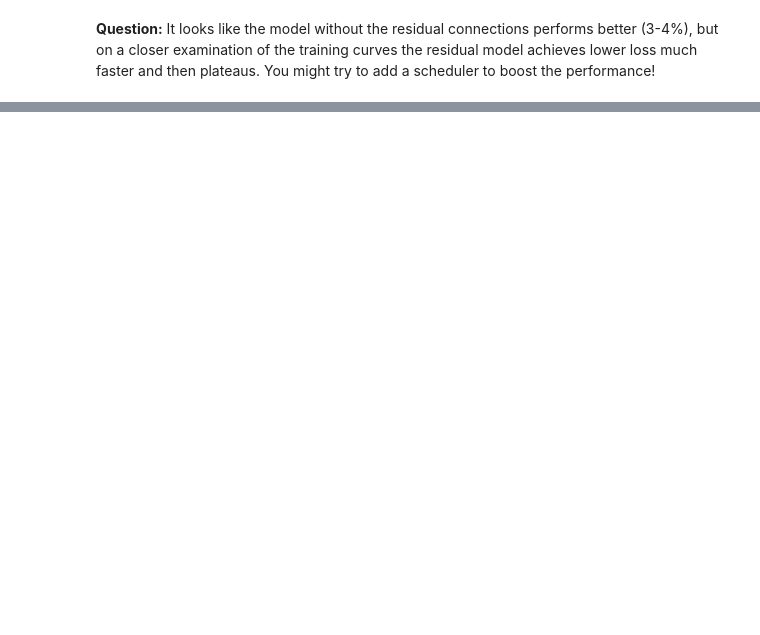
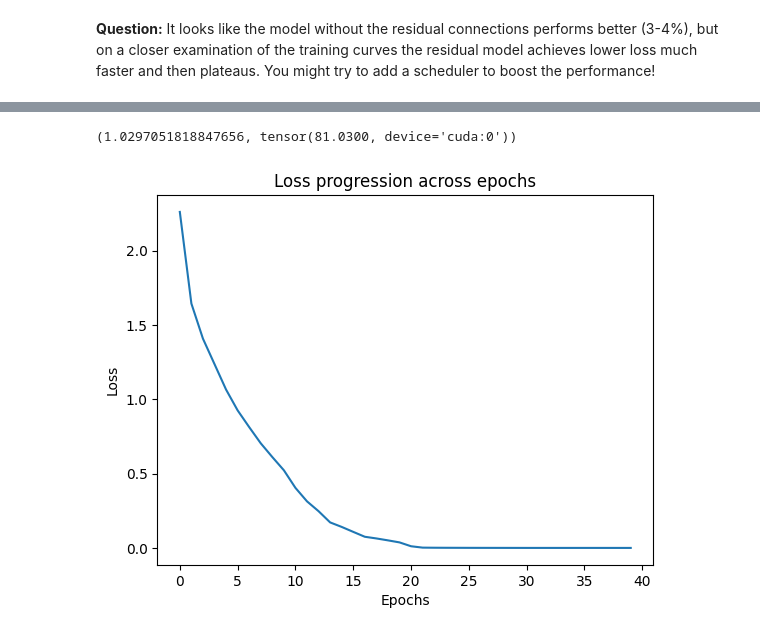
Before and after one commit to YDIB11/FundamentalLearningEPFL, a Jupyter notebook: TP10/training_a_big_network.ipynb, the cells around one changed output, grey strips where cells are left out. Drawn from its saved outputs; the diff is of its cells as text; code cells hidden in the pictures; blank space fills up the shorter version.

```diff
--- a/TP10/training_a_big_network.ipynb
+++ b/TP10/training_a_big_network.ipynb
@@ -860,7 +881,11 @@ class CorrectBlock(nn.Module):
             )
 
     def forward(self, x):
-        # YOUR CODE GOES HERE
+        out = F.relu(self.bn1(self.conv1(x)))
+        out = self.bn2(self.conv2(out))
+        out += self.shortcut(x)
+        out = F.relu(out)
+        return out
 # %%
 # initialize the model
 model = ResNet(block=CorrectBlock, num_blocks=[2,2,2,2]).to(DEVICE)
@@ -888,2 +933,27 @@ predict(
 # %% [markdown]
 **Question:** It looks like the model without the residual connections performs better (3-4%), but on a closer examination of the training curves the residual model achieves lower loss much faster and then plateaus. You might try to add a scheduler to boost the performance!
+# %%
+# Rebuild model/optimizer
+model = ResNet(block=CorrectBlock, num_blocks=[2,2,2,2]).to(DEVICE)
+optimizer = torch.optim.Adam(model.parameters(), lr=0.01)
+
+# Step LR down at epochs 20 and 30 by 0.1×
+scheduler = torch.optim.lr_scheduler.MultiStepLR(
+    optimizer,
+    milestones=[20, 30],
+    gamma=0.1,
+)
+
+# Train with scheduler
+losses = fit_scheduler(
+    model,
+    train_dataloader=train_dataloader,
+    optimizer=optimizer,
+    epochs=40,
+    device=DEVICE,
+    scheduler=scheduler,
+)
+
+plot_loss(losses)
+predict(model, test_dataloader=test_dataloader, device=DEVICE)
+# %% [output]
@@ -889,0 +977,2 @@ predict(
+(1.0297051818847656, tensor(81.0300, device='cuda:0'))
+[figure, added]
```
Also changed, not shown: parts of 6 cells of this notebook.
